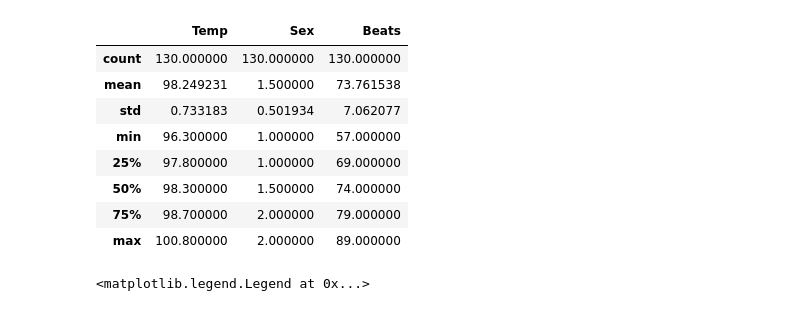
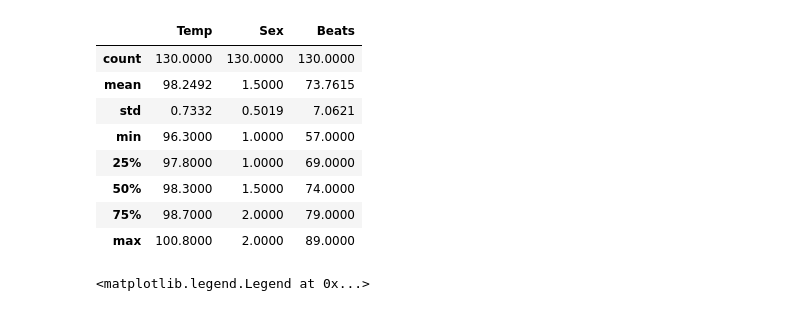
Before and after one commit to RafaelRochaS/Statistics_book, a Jupyter notebook: Statistics_Ch2.ipynb, the cells around one changed output. Cells and saved outputs as stored; diff of their text form; code cells hidden in the pictures.

```diff
--- a/Statistics_Ch2.ipynb
+++ b/Statistics_Ch2.ipynb
@@ -3,18 +3,19 @@ import pandas as pd
 import matplotlib.pyplot as plt
 from sklearn.preprocessing import scale
 # %%
+pd.set_option('display.float_format', lambda x: '%.4f' % x)
 normtemp = pd.read_csv("normtemp.csv")
 normtemp.describe()
 # %% [output]
 |  | Temp | Sex | Beats |
-| count | 130.000000 | 130.000000 | 130.000000 |
-| mean | 98.249231 | 1.500000 | 73.761538 |
-| std | 0.733183 | 0.501934 | 7.062077 |
-| min | 96.300000 | 1.000000 | 57.000000 |
-| 25% | 97.800000 | 1.000000 | 69.000000 |
-| 50% | 98.300000 | 1.500000 | 74.000000 |
-| 75% | 98.700000 | 2.000000 | 79.000000 |
-| max | 100.800000 | 2.000000 | 89.000000 |
+| count | 130.0000 | 130.0000 | 130.0000 |
+| mean | 98.2492 | 1.5000 | 73.7615 |
+| std | 0.7332 | 0.5019 | 7.0621 |
+| min | 96.3000 | 1.0000 | 57.0000 |
+| 25% | 97.8000 | 1.0000 | 69.0000 |
+| 50% | 98.3000 | 1.5000 | 74.0000 |
+| 75% | 98.7000 | 2.0000 | 79.0000 |
+| max | 100.8000 | 2.0000 | 89.0000 |
 # %%
 groups = normtemp.groupby("Sex")
 for name, group in groups:
```
Also changed, not shown: parts of 16 cells of this notebook, 4 other files.
